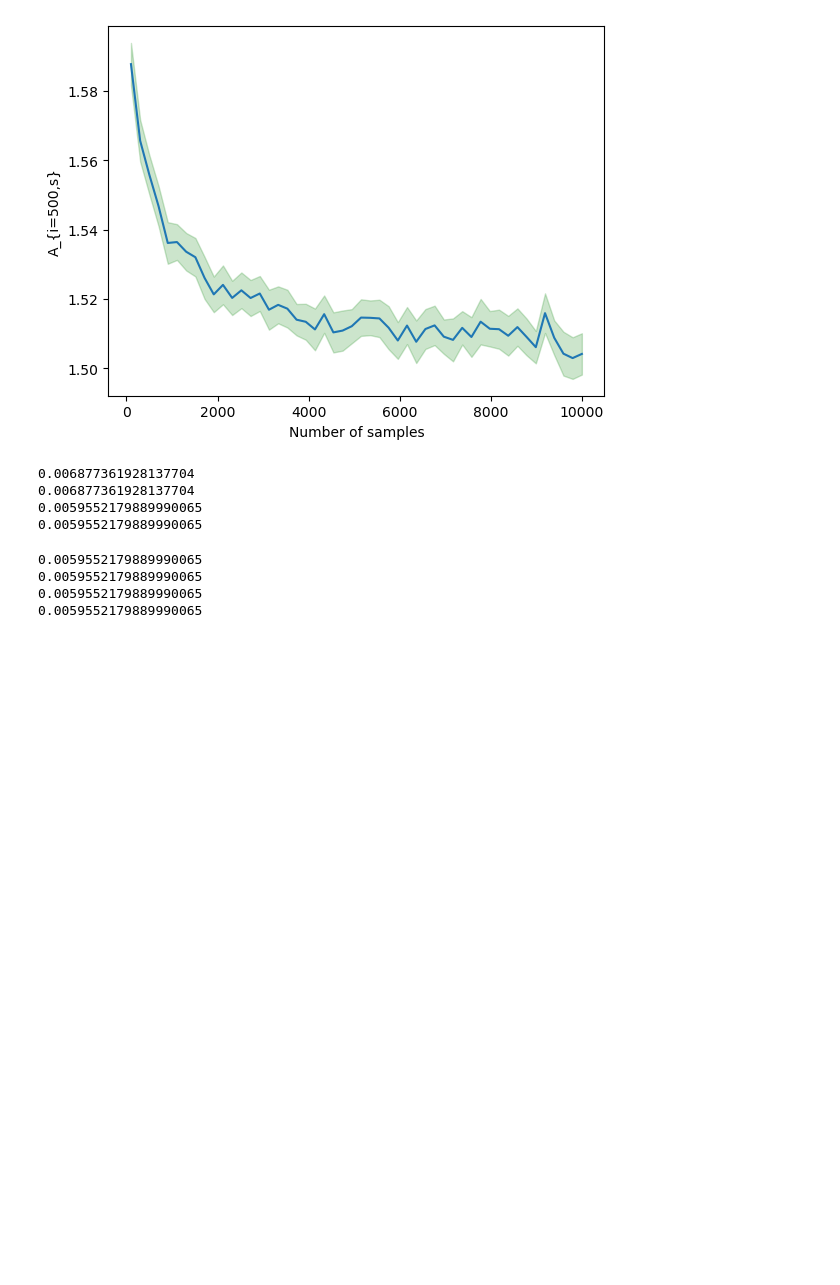
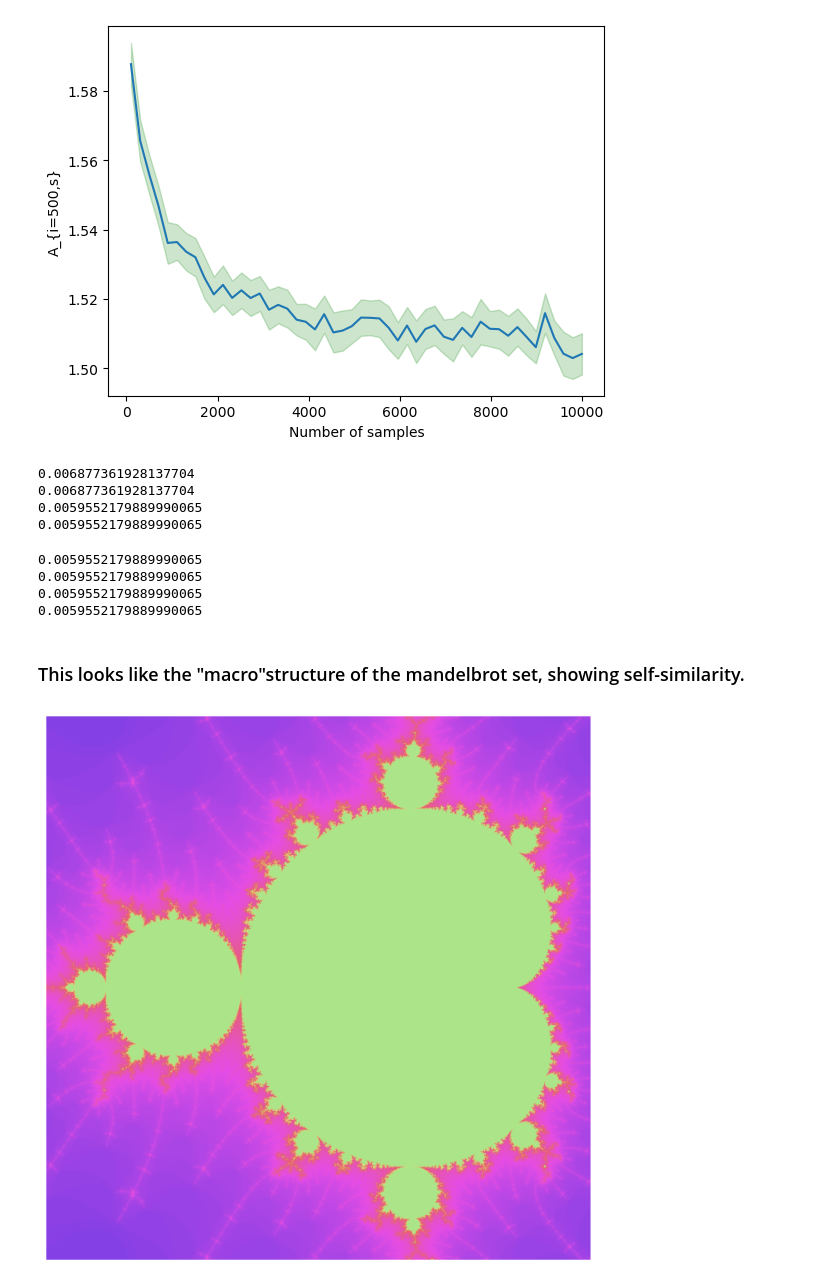
Before and after one commit to LodeVermeulen/stochastic-simulation, a Jupyter notebook: Homework 1/homework1.ipynb, the cells around one changed output. Cells and saved outputs as stored; diff of their text form; code cells hidden in the pictures; blank space fills up the shorter version.

Commit message:
Added self-similarity plot

```diff
--- a/Homework 1/homework1.ipynb
+++ b/Homework 1/homework1.ipynb
@@ -159,10 +161,10 @@ def plot_mandelbrot_fractal(
             fractal_image[imaginary_idx, real_idx] = power_color(distance)
 
     # Show the image without axes or margins
-    plt.figure(figsize=(10, 8), frameon=False)
+    plt.figure(figsize=(10, 8.5), frameon=False)
     plt.imshow(
         fractal_image,
-        extent=[
+       extent=[
             complex_range.real_min,
             complex_range.real_max,
             complex_range.imaginary_min,
@@ -173,6 +175,7 @@ def plot_mandelbrot_fractal(
     plt.show()
 
 
+
 plot_mandelbrot_fractal(ComplexRange(), 1000, 850)
 # %% [output]
 [figure]
@@ -1123,3 +1126,14 @@ print((upperbound_mc_anti_2[-1] - lowerbound_mc_anti_2[-1]) / 2)  # only a small
 0.0059552179889990065
 0.0059552179889990065
 0.0059552179889990065
+# %% [markdown]
+### This looks like the "macro"structure of the mandelbrot set, showing self-similarity.
+# %%
+MiniPlot = ComplexRange()
+MiniPlot.real_min = -1.6313
+MiniPlot.real_max = -1.6233
+MiniPlot.imaginary_min = -0.004
+MiniPlot.imaginary_max = 0.004
+plot_mandelbrot_fractal(MiniPlot, 1000, 850)
+# %% [output]
+[figure, added]
```
Also changed, not shown: parts of 1 cell of this notebook, 1 other file.
